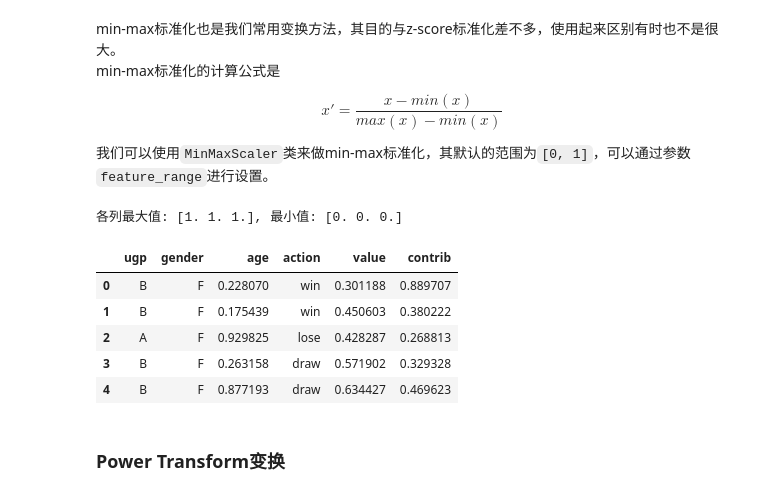
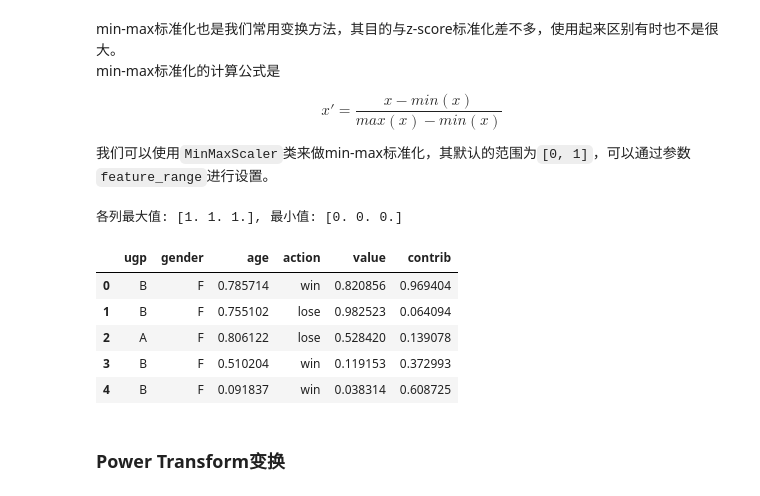
Before and after one commit to snowhyzhang/ml-landing, a Jupyter notebook: Chp 2 - data_preprocessing.ipynb, the cells around one changed output. Cells and saved outputs as stored; diff of their text form; code cells hidden in the pictures.

```diff
--- a/Chp 2 - data_preprocessing.ipynb
+++ b/Chp 2 - data_preprocessing.ipynb
@@ -593,19 +687,19 @@ array([[-1.46385011],
 np.random.seed(1024)
 # 生成一个200行的示例数据
 nrows = 200
-data = pd.DataFrame({'ugp': np.random.choice(['A', 'B', 'C'], nrows),
-                     'gender': np.random.choice(['M', 'F'], nrows),
-                     'age': np.random.randint(12, 70, nrows),
-                     'action': np.random.choice(['win', 'lose', 'draw'], nrows),
-                     'value': np.random.random(nrows) * 10,
-                     'contrib': np.random.rand(nrows)})
+sample_data = pd.DataFrame({'ugp': np.random.choice(['A', 'B', 'C'], nrows),
+                            'gender': np.random.choice(['M', 'F'], nrows),
+                            'age': np.random.randint(1, 100, nrows),
+                            'action': np.random.choice(['win', 'lose', 'draw'], nrows),
+                            'value': np.random.random(nrows) * 10,
+                            'contrib': np.random.rand(nrows)})
 
 # 数值类型列和类别类型列
-num_cols = data.select_dtypes(include=np.number).columns
-cat_cols = data.select_dtypes(include=np.object).columns
+num_cols = sample_data.select_dtypes(include=np.number).columns
+cat_cols = sample_data.select_dtypes(include=np.object).columns
 print('num columns: {}\ncat columns: {}'.format(num_cols, cat_cols))
 
-data.head()
+sample_data.head()
 # %% [output]
 num columns: Index(['age', 'value', 'contrib'], dtype='object')
 cat columns: Index(['ugp', 'gender', 'action'], dtype='object')
@@ -676,24 +795,24 @@ x' = \frac{x - min(x)}{max(x) - min(x)}
 # %%
 # min-max标准化
 
 from sklearn.preprocessing import MinMaxScaler
 
-min_max_data = data.copy()
+min_max_data = sample_data.copy()
 
 scaler = MinMaxScaler()
 scaled_data = scaler.fit_transform(min_max_data[num_cols])
 print('各列最大值: {}, 最小值: {}'.format(scaled_data.max(axis=0), scaled_data.min(axis=0)))
 
 min_max_data[num_cols] = scaled_data
 min_max_data.head()
 # %% [output]
 各列最大值: [1. 1. 1.], 最小值: [0. 0. 0.]
 |  | ugp | gender | age | action | value | contrib |
-| 0 | B | F | 0.228070 | win | 0.301188 | 0.889707 |
-| 1 | B | F | 0.175439 | win | 0.450603 | 0.380222 |
-| 2 | A | F | 0.929825 | lose | 0.428287 | 0.268813 |
-| 3 | B | F | 0.263158 | draw | 0.571902 | 0.329328 |
-| 4 | B | F | 0.877193 | draw | 0.634427 | 0.469623 |
+| 0 | B | F | 0.785714 | win | 0.820856 | 0.969404 |
+| 1 | B | F | 0.755102 | lose | 0.982523 | 0.064094 |
+| 2 | A | F | 0.806122 | lose | 0.528420 | 0.139078 |
+| 3 | B | F | 0.510204 | win | 0.119153 | 0.372993 |
+| 4 | B | F | 0.091837 | win | 0.038314 | 0.608725 |
 # %% [markdown]
 ### Power Transform变换
 # %% [markdown]
```
Also changed, not shown: parts of 65 cells of this notebook, 6 other files.
